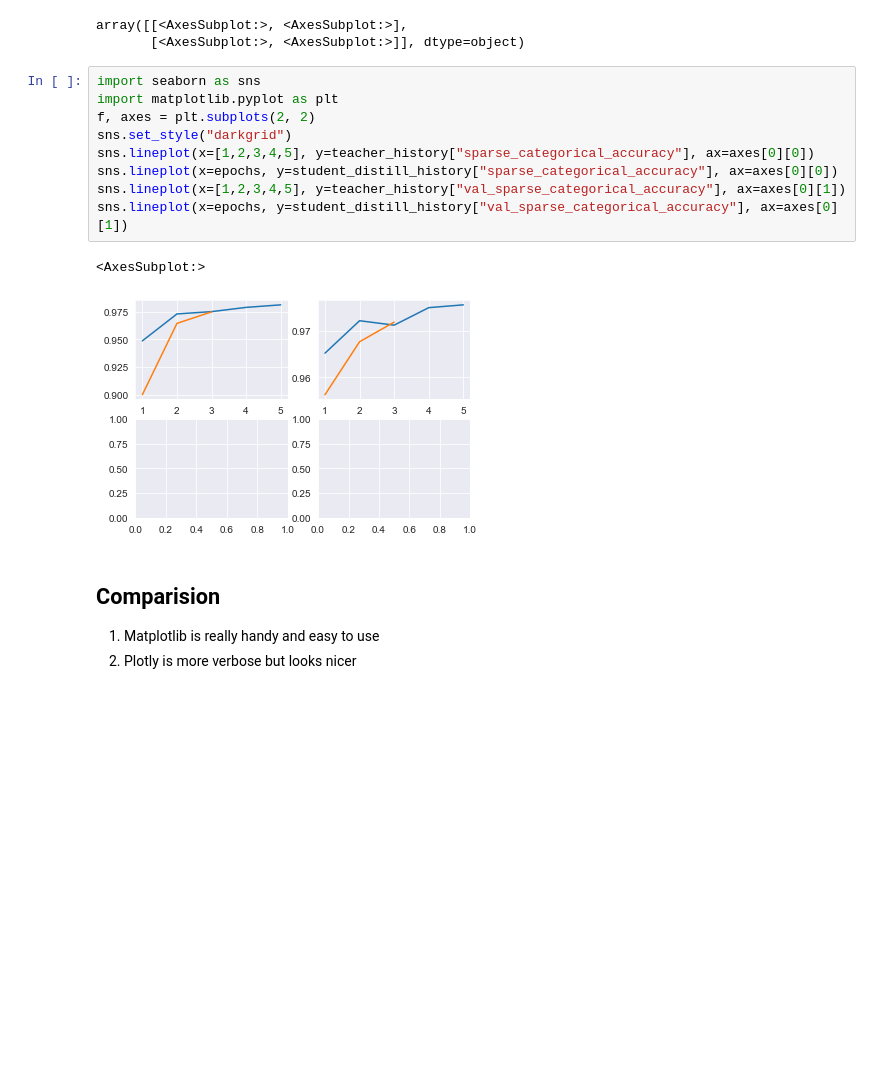
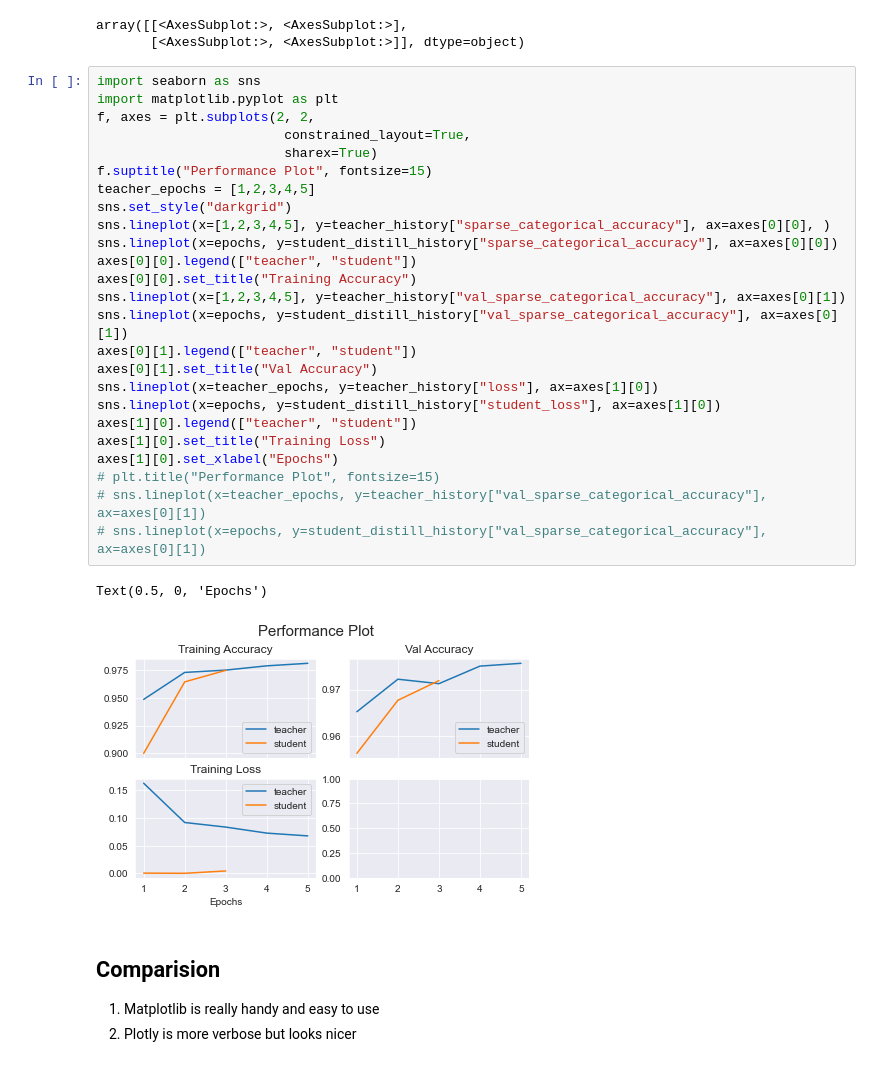
Before and after one commit to txnguyenblue/txnguyenblue, a Jupyter notebook: notebooks/plotly_visualization.ipynb, the cells around one changed output. Cells and saved outputs as stored; diff of their text form; blank space fills up the shorter version.

Commit message:
finish seaborn subplots

```diff
--- a/notebooks/plotly_visualization.ipynb
+++ b/notebooks/plotly_visualization.ipynb
@@ -211,15 +211,31 @@ array([[<AxesSubplot:>, <AxesSubplot:>],
 # %%
 import seaborn as sns
 import matplotlib.pyplot as plt
-f, axes = plt.subplots(2, 2)
+f, axes = plt.subplots(2, 2,
+                        constrained_layout=True,
+                        sharex=True)
+f.suptitle("Performance Plot", fontsize=15)
+teacher_epochs = [1,2,3,4,5]
 sns.set_style("darkgrid")
-sns.lineplot(x=[1,2,3,4,5], y=teacher_history["sparse_categorical_accuracy"], ax=axes[0][0])
+sns.lineplot(x=[1,2,3,4,5], y=teacher_history["sparse_categorical_accuracy"], ax=axes[0][0], )
 sns.lineplot(x=epochs, y=student_distill_history["sparse_categorical_accuracy"], ax=axes[0][0])
+axes[0][0].legend(["teacher", "student"])
+axes[0][0].set_title("Training Accuracy")
 sns.lineplot(x=[1,2,3,4,5], y=teacher_history["val_sparse_categorical_accuracy"], ax=axes[0][1])
 sns.lineplot(x=epochs, y=student_distill_history["val_sparse_categorical_accuracy"], ax=axes[0][1])
+axes[0][1].legend(["teacher", "student"])
+axes[0][1].set_title("Val Accuracy")
+sns.lineplot(x=teacher_epochs, y=teacher_history["loss"], ax=axes[1][0])
+sns.lineplot(x=epochs, y=student_distill_history["student_loss"], ax=axes[1][0])
+axes[1][0].legend(["teacher", "student"])
+axes[1][0].set_title("Training Loss")
+axes[1][0].set_xlabel("Epochs")
+# plt.title("Performance Plot", fontsize=15)
+# sns.lineplot(x=teacher_epochs, y=teacher_history["val_sparse_categorical_accuracy"], ax=axes[0][1])
+# sns.lineplot(x=epochs, y=student_distill_history["val_sparse_categorical_accuracy"], ax=axes[0][1])
 # %% [output]
-<AxesSubplot:>
+Text(0.5, 0, 'Epochs')
-[figure, old version]
+[figure, new version]
 # %% [markdown]
 ## Comparision
 
```
